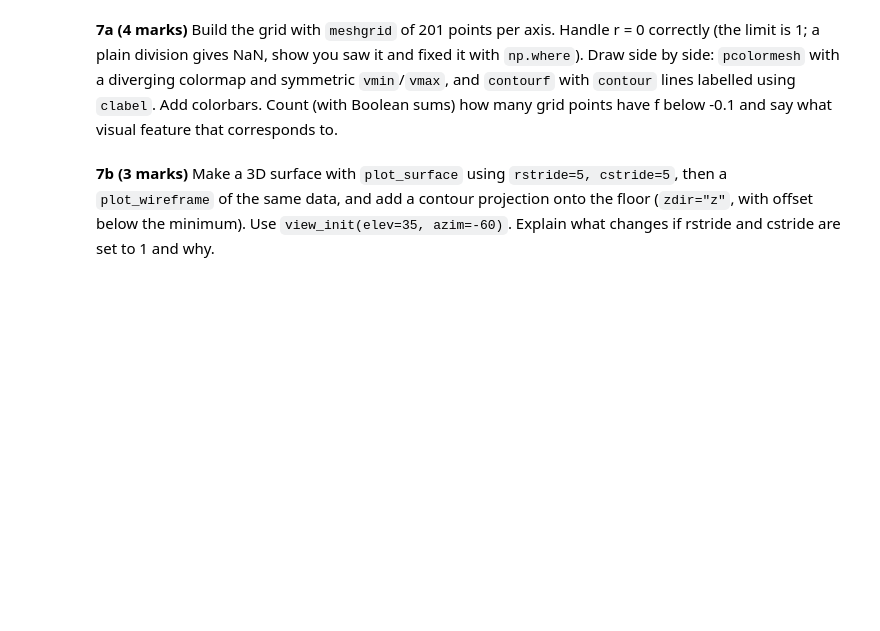
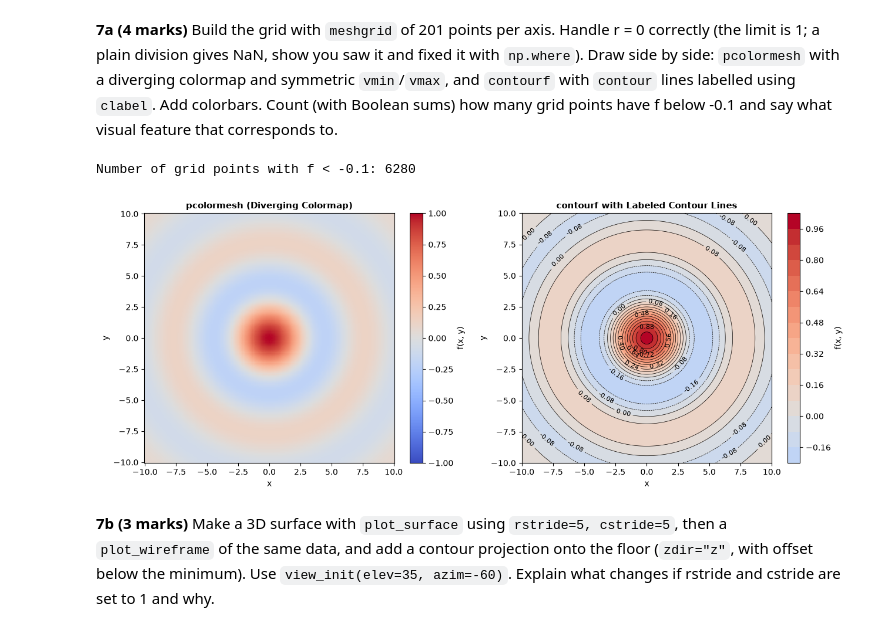
Before and after one commit to rayyang337/PAI-A3-25F-0056, a Jupyter notebook: Assignment3_Programming_for_AI.ipynb, the cells around one changed output. Cells and saved outputs as stored; diff of their text form; code cells hidden in the pictures; blank space fills up the shorter version.

```diff
--- a/Assignment3_Programming_for_AI.ipynb
+++ b/Assignment3_Programming_for_AI.ipynb
@@ -946,2 +944,42 @@ Let f(x, y) = sin(r) / r with r = sqrt(x^2 + y^2) on x, y in [-10, 10].
+# %%
+import numpy as np
+import matplotlib.pyplot as plt
+
+x = np.linspace(-10, 10, 201) # grid with meshgrid of 201 points per axis from -10 to 10
+y = np.linspace(-10, 10, 201)
+X, Y = np.meshgrid(x, y)
+R = np.sqrt(X**2 + Y**2)
+
+Z = np.where(R == 0, 1.0, np.sin(np.where(R == 0, 1.0, R)) / np.where(R == 0, 1.0, R))# Avoid division by zero warning by substituting 1.0 where R == 0 before division
+
+# Count grid points where f below -0.1 using Boolean sum
+neg_count = np.sum(Z < -0.1)
+print(f"Number of grid points with f < -0.1: {neg_count}")
+fig, (ax1, ax2) = plt.subplots(1, 2, figsize=(13, 5))
+vmax = np.max(np.abs(Z))
+vmin = -vmax
+
+# Left Subplot: pcolormesh with diverging colormap
+pcm = ax1.pcolormesh(X, Y, Z, cmap='coolwarm', vmin=vmin, vmax=vmax, shading='auto')
+fig.colorbar(pcm, ax=ax1, label='f(x, y)')
+ax1.set_title("pcolormesh (Diverging Colormap)", fontsize=11, fontweight='bold')
+ax1.set_xlabel("x")
+ax1.set_ylabel("y")
+ax1.set_aspect('equal')
+
+# Right Subplot: contourf with contour lines labeled using clabel
+cf = ax2.contourf(X, Y, Z, levels=15, cmap='coolwarm', vmin=vmin, vmax=vmax)
+c_lines = ax2.contour(X, Y, Z, levels=15, colors='black', linewidths=0.5)
+ax2.clabel(c_lines, inline=True, fontsize=8, fmt='%.2f')
+fig.colorbar(cf, ax=ax2, label='f(x, y)')
+ax2.set_title("contourf with Labeled Contour Lines", fontsize=11, fontweight='bold')
+ax2.set_xlabel("x")
+ax2.set_ylabel("y")
+ax2.set_aspect('equal')
+plt.tight_layout()
+plt.show()
+# %% [output]
+Number of grid points with f < -0.1: 6280
+[figure, added]
 # %% [markdown]
 **7b (3 marks)** Make a 3D surface with `plot_surface` using `rstride=5, cstride=5`, then a `plot_wireframe` of the same data, and add a contour projection onto the floor (`zdir="z"`, with offset below the minimum). Use `view_init(elev=35, azim=-60)`. Explain what changes if rstride and cstride are set to 1 and why.
```
Also changed, not shown: parts of 5 cells of this notebook, 1 other file.
